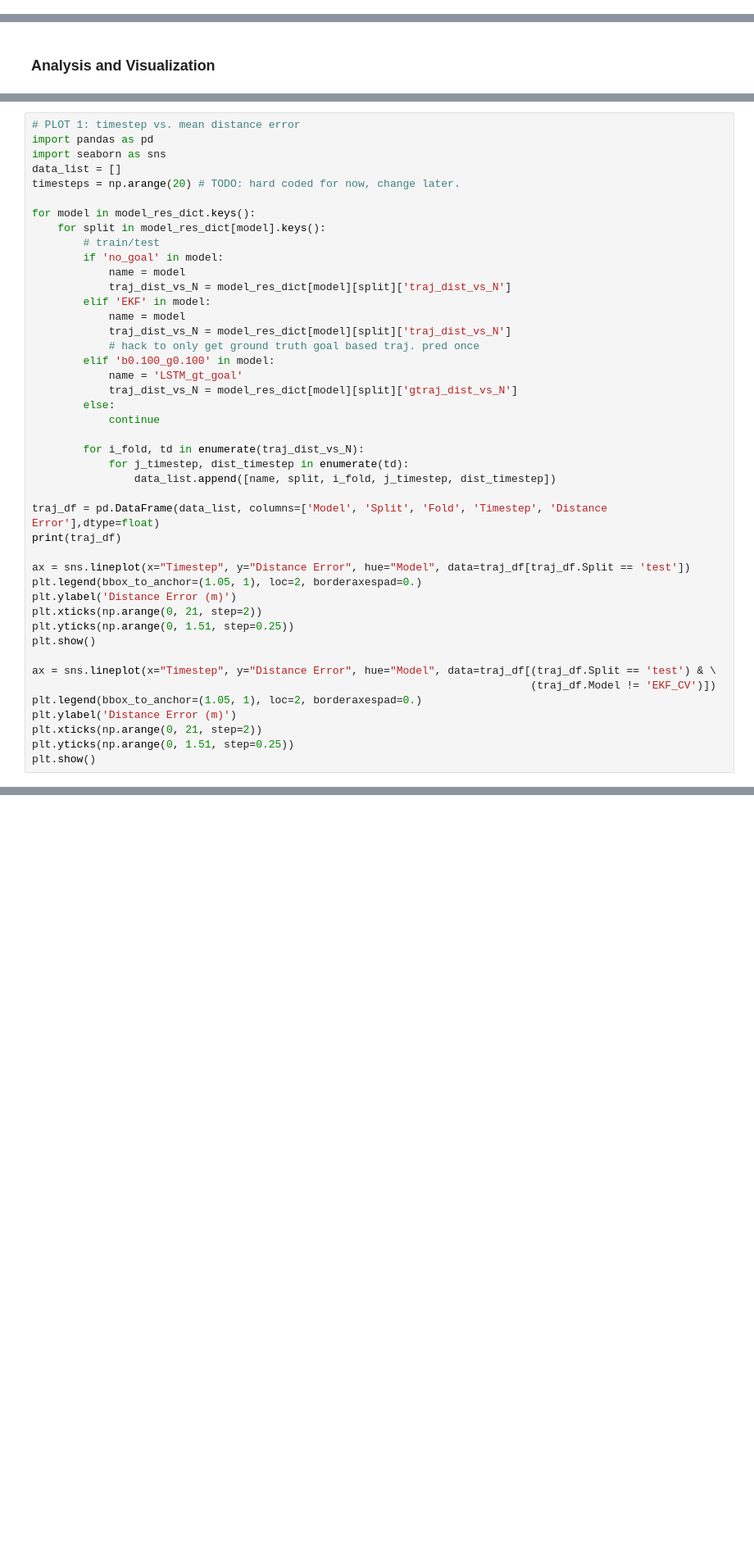
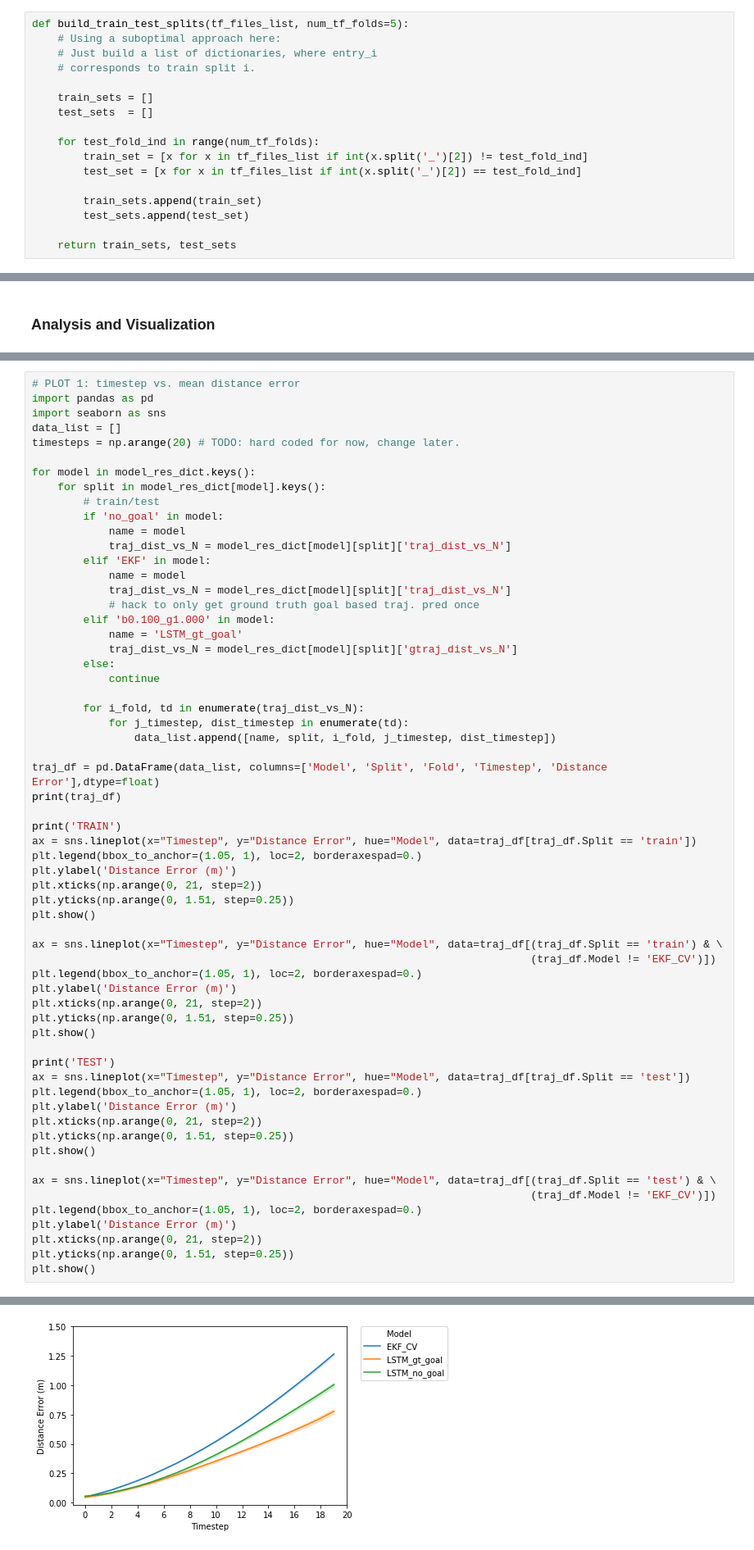
Before and after one commit to MPC-Berkeley/carla, a Jupyter notebook: PythonAPI/analysis/models_analysis_tfrecords.ipynb, the cells around one changed output, grey strips where cells are left out. Shown at 82% size. Saved outputs shown, nothing was run; the diff lists cells and outputs as text; blank space fills up the shorter version.

```diff
--- a/PythonAPI/analysis/models_analysis_tfrecords.ipynb
+++ b/PythonAPI/analysis/models_analysis_tfrecords.ipynb
@@ -65,3 +67,20 @@ def build_train_test_splits(tf_files_list, num_tf_folds=5):
+# %%
+def build_train_test_splits(tf_files_list, num_tf_folds=5):
+    # Using a suboptimal approach here:
+    # Just build a list of dictionaries, where entry_i
+    # corresponds to train split i.
+
+    train_sets = []
+    test_sets  = []
+
+    for test_fold_ind in range(num_tf_folds):
+        train_set = [x for x in tf_files_list if int(x.split('_')[2]) != test_fold_ind]
+        test_set = [x for x in tf_files_list if int(x.split('_')[2]) == test_fold_ind]
+
+        train_sets.append(train_set)
+        test_sets.append(test_set)
+
+    return train_sets, test_sets
 # %% [markdown]
 ### Metrics
 # %%
@@ -376,7 +406,7 @@ for model in model_res_dict.keys():
             name = model
             traj_dist_vs_N = model_res_dict[model][split]['traj_dist_vs_N']
             # hack to only get ground truth goal based traj. pred once
-        elif 'b0.100_g0.100' in model:
+        elif 'b0.100_g1.000' in model:
             name = 'LSTM_gt_goal'
             traj_dist_vs_N = model_res_dict[model][split]['gtraj_dist_vs_N']
         else:
@@ -389,6 +419,23 @@ for model in model_res_dict.keys():
 traj_df = pd.DataFrame(data_list, columns=['Model', 'Split', 'Fold', 'Timestep', 'Distance Error'],dtype=float)
 print(traj_df)
 
+print('TRAIN')
+ax = sns.lineplot(x="Timestep", y="Distance Error", hue="Model", data=traj_df[traj_df.Split == 'train'])
+plt.legend(bbox_to_anchor=(1.05, 1), loc=2, borderaxespad=0.)
+plt.ylabel('Distance Error (m)')
+plt.xticks(np.arange(0, 21, step=2))
+plt.yticks(np.arange(0, 1.51, step=0.25))
+plt.show()
+
+ax = sns.lineplot(x="Timestep", y="Distance Error", hue="Model", data=traj_df[(traj_df.Split == 'train') & \
+                                                                              (traj_df.Model != 'EKF_CV')])
+plt.legend(bbox_to_anchor=(1.05, 1), loc=2, borderaxespad=0.)
+plt.ylabel('Distance Error (m)')
+plt.xticks(np.arange(0, 21, step=2))
+plt.yticks(np.arange(0, 1.51, step=0.25))
+plt.show()
+
+print('TEST')
 ax = sns.lineplot(x="Timestep", y="Distance Error", hue="Model", data=traj_df[traj_df.Split == 'test'])
 plt.legend(bbox_to_anchor=(1.05, 1), loc=2, borderaxespad=0.)
 plt.ylabel('Distance Error (m)')
@@ -403,3 +450,4 @@ plt.ylabel('Distance Error (m)')
 plt.xticks(np.arange(0, 21, step=2))
 plt.yticks(np.arange(0, 1.51, step=0.25))
 plt.show()
+# %% [output]
@@ -405,0 +469 @@ plt.show()
+[figure, added]
```
Also changed, not shown: parts of 9 cells of this notebook, 1 other file.
